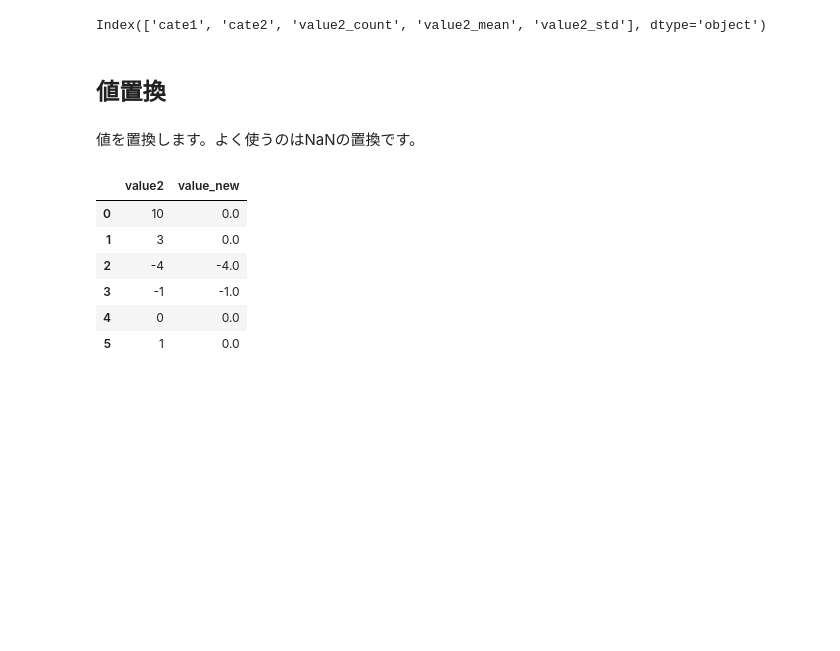
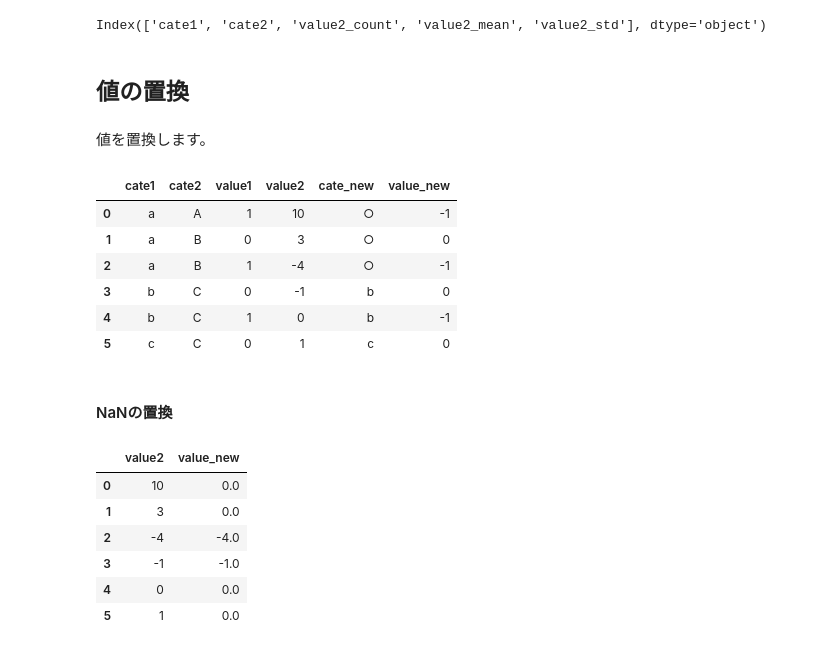
Before and after one commit to dskomei/preprocess, a Jupyter notebook: Pandasによる主要な前処理.ipynb, the cells around one changed output. Cells and saved outputs as stored; diff of their text form; code cells hidden in the pictures; blank space fills up the shorter version.

```diff
--- a/Pandasによる主要な前処理.ipynb
+++ b/Pandasによる主要な前処理.ipynb
@@ -384,9 +384,25 @@ target_data.columns
 # %% [output]
 Index(['cate1', 'cate2', 'value2_count', 'value2_mean', 'value2_std'], dtype='object')
 # %% [markdown]
-## 値置換
+## 値の置換
 # %% [markdown]
-値を置換します。よく使うのはNaNの置換です。
+値を置換します。
+# %%
+target_data = data.assign(
+    cate_new=lambda x: x.cate1.replace({'a': '○'}),
+    value_new=lambda x: x.value1.replace({1: -1})
+)
+target_data
+# %% [output]
+|  | cate1 | cate2 | value1 | value2 | cate_new | value_new |
+| 0 | a | A | 1 | 10 | ○ | -1 |
+| 1 | a | B | 0 | 3 | ○ | 0 |
+| 2 | a | B | 1 | -4 | ○ | -1 |
+| 3 | b | C | 0 | -1 | b | 0 |
+| 4 | b | C | 1 | 0 | b | -1 |
+| 5 | c | C | 0 | 1 | c | 0 |
+# %% [markdown]
+#### NaNの置換
 # %%
 target_data = data.assign(
     value_new=lambda x: x.value2.map(lambda y: np.NaN if y >= 0 else y)
```
